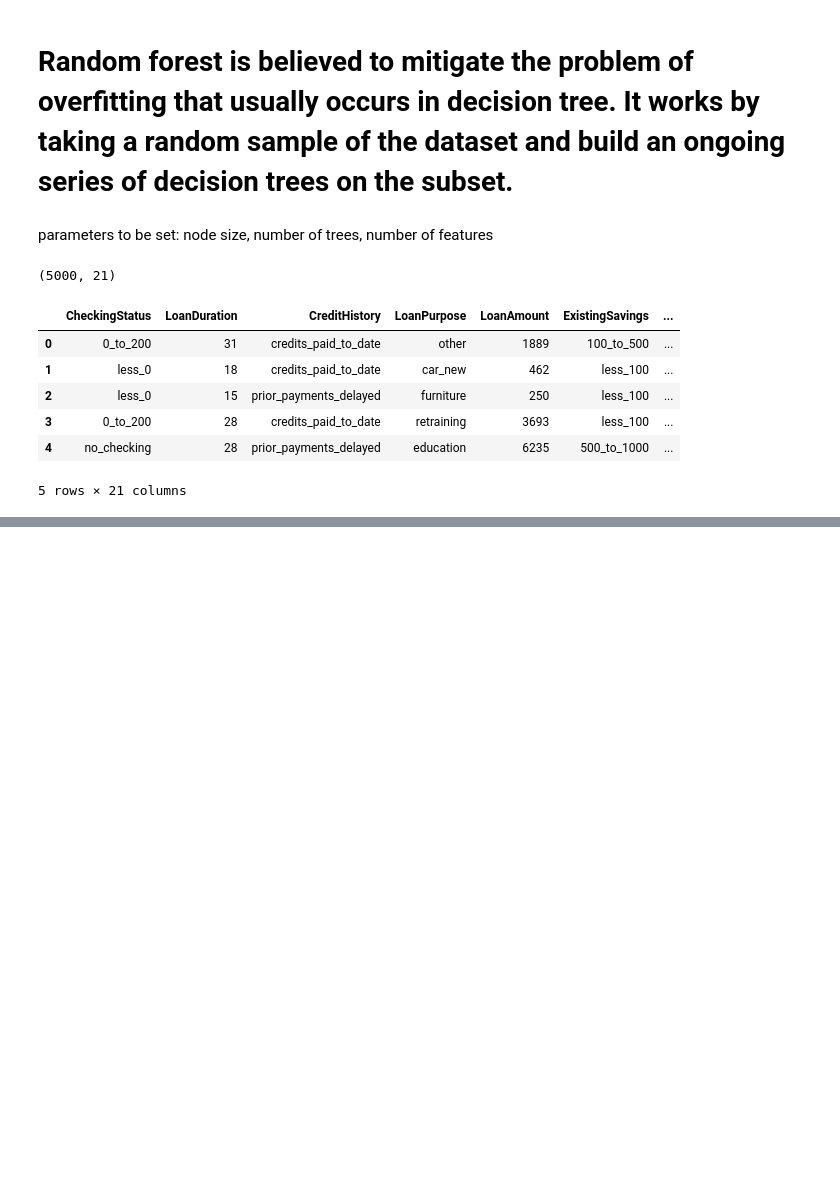
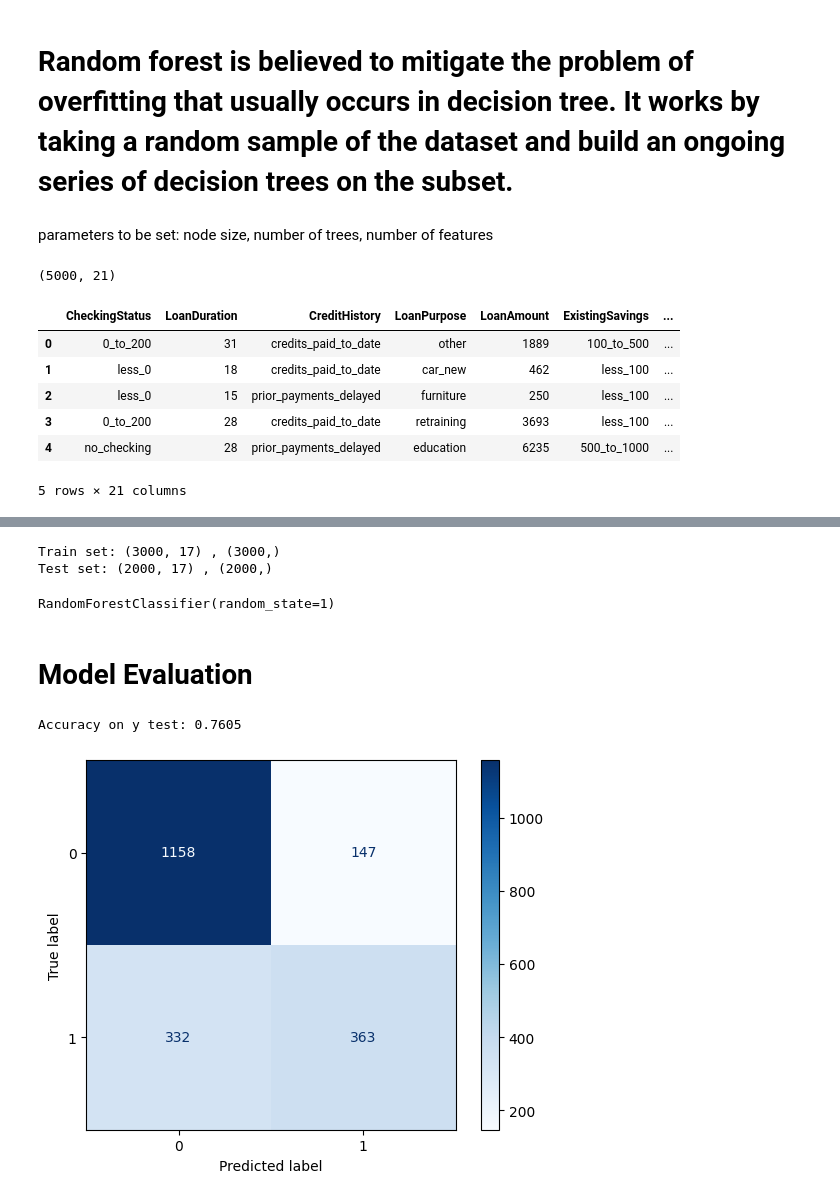
Before and after one commit to kathytran88/credit-risk-analysis-knn, a Jupyter notebook: randomforest.ipynb, the cells around one changed output, grey strips where cells are left out. Saved outputs shown, nothing was run; the diff lists cells and outputs as text; code cells hidden in the pictures; blank space fills up the shorter version.

```diff
--- a/randomforest.ipynb
+++ b/randomforest.ipynb
@@ -21,0 +117,3 @@ df.head()
+# %%
+y = label_encoder.fit_transform(df[['Risk']])
+print(type(y))
@@ -21,0 +124,28 @@ df.head()
+# %%
+X_train, X_test, y_train, y_test = train_test_split(X, y , test_size = 0.4 , random_state = 1)
+print(f'Train set: {X_train.shape} , {y_train.shape}')
+print(f'Test set: {X_test.shape} , {y_test.shape}')
+# %% [output]
+Train set: (3000, 17) , (3000,)
+Test set: (2000, 17) , (2000,)
+# %%
+rf = RandomForestClassifier(n_estimators = 100, random_state = 1)
+rf.fit(X_train, y_train)
+# %% [output]
+RandomForestClassifier(random_state=1)
+# %%
+y_prediction = rf.predict(X_test)
+# %% [markdown]
+# Model Evaluation
+# %%
+accuracy_y = metrics.accuracy_score(y_test, y_prediction)
+print(f'Accuracy on y test: {accuracy_y}')
+# %% [output]
+Accuracy on y test: 0.7605
+# %%
+cm = confusion_matrix(y_test, y_prediction, labels=rf.classes_)
+disp = ConfusionMatrixDisplay(confusion_matrix=cm, display_labels=rf.classes_)
+disp.plot(cmap=plt.cm.Blues)
+plt.show()
+# %% [output]
+[figure, added]
```
Also changed, not shown: parts of 23 cells of this notebook, 2 other files.
